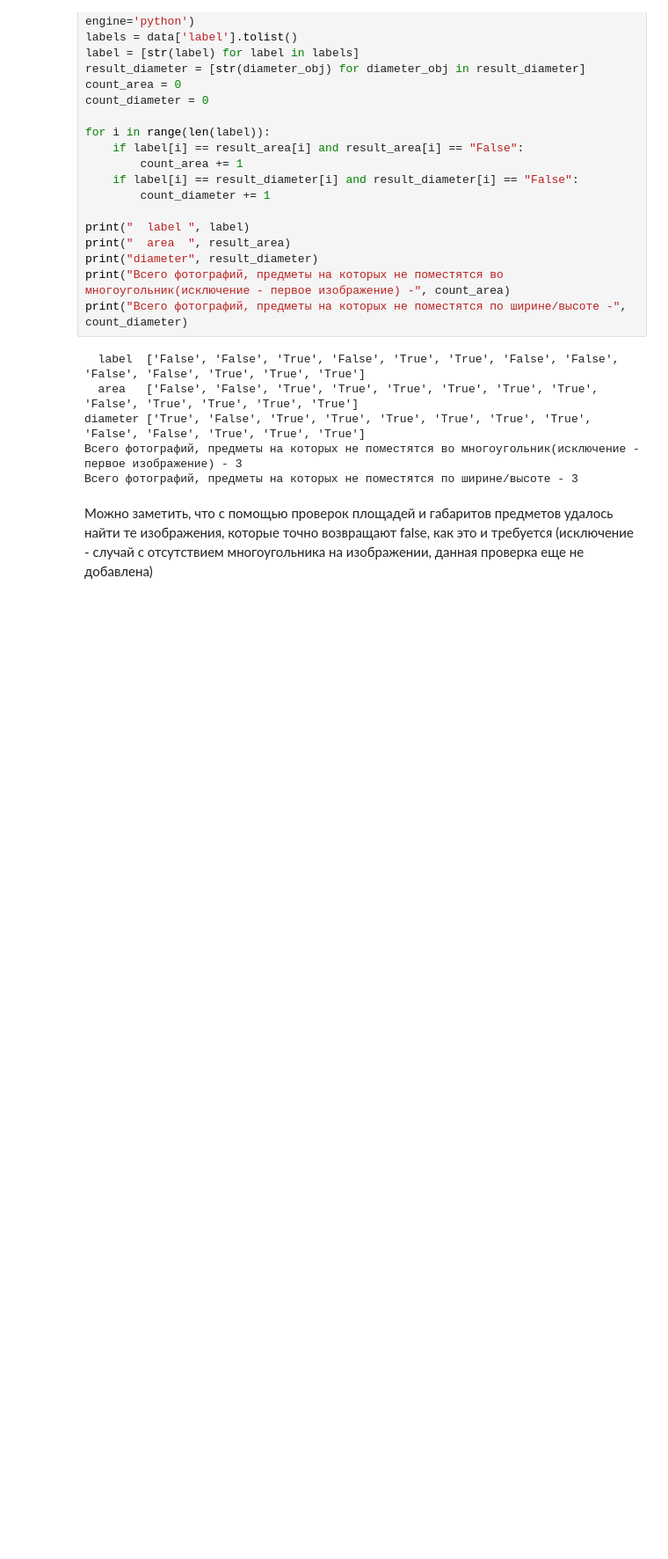
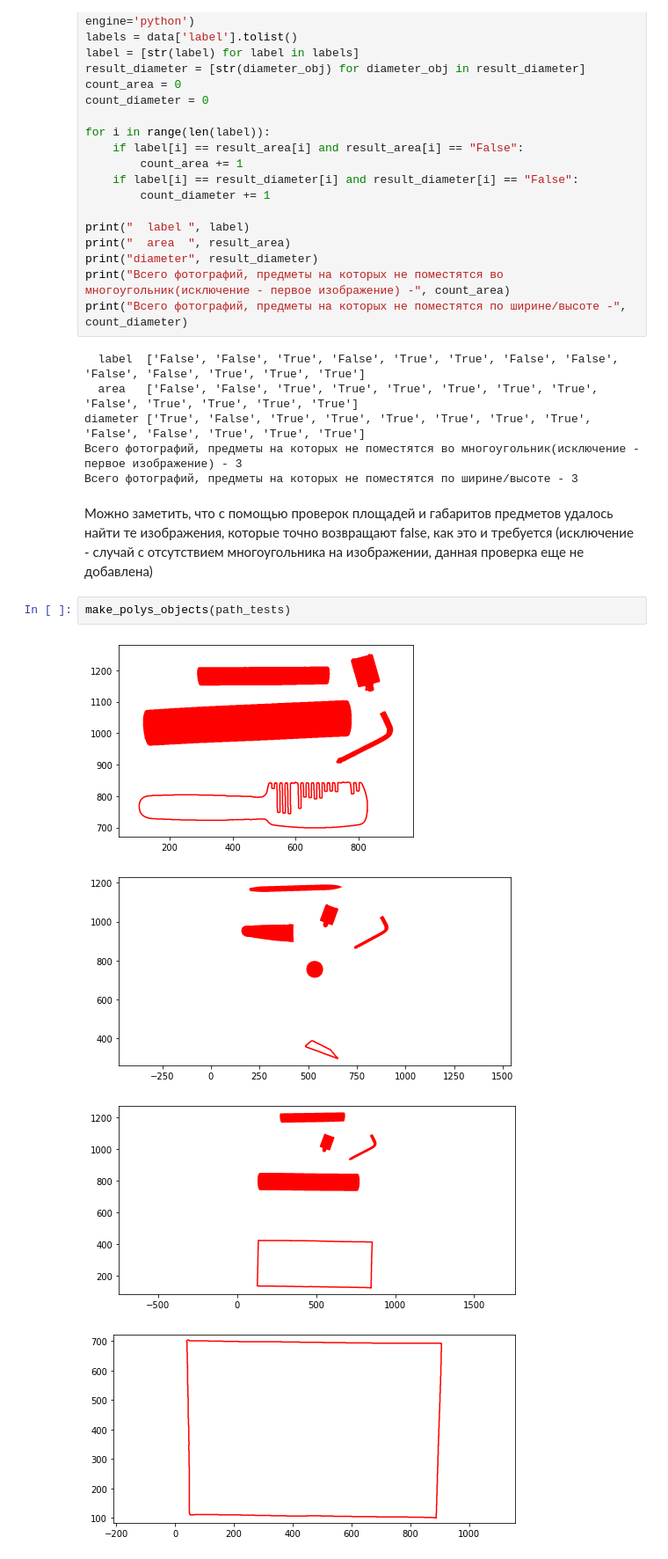
Before and after one commit to gallyamovann/intelligent-placer, a Jupyter notebook: demo.ipynb, the cells around one changed output. Shown at 88% size. Saved outputs shown, nothing was run; the diff lists cells and outputs as text; blank space fills up the shorter version.

Commit message:
added some changes after review and made Polygon objects for futher using in algorithms

```diff
--- a/demo.ipynb
+++ b/demo.ipynb
@@ -85,3 +85,10 @@ diameter ['True', 'False', 'True', 'True', 'True', 'True', 'True', 'True', 'Fals
 Всего фотографий, предметы на которых не поместятся по ширине/высоте - 3
 # %% [markdown]
 Можно заметить, что с помощью проверок площадей и габаритов предметов удалось найти те изображения, которые точно возвращают false, как это и требуется (исключение -  случай с отсутствием многоугольника на изображении, данная проверка еще не добавлена)
+# %%
+make_polys_objects(path_tests)
+# %% [output]
+[figure, added]
+[figure, added]
+[figure, added]
+[figure, added]
```
Also changed, not shown: parts of 3 cells of this notebook, 6 other files.
